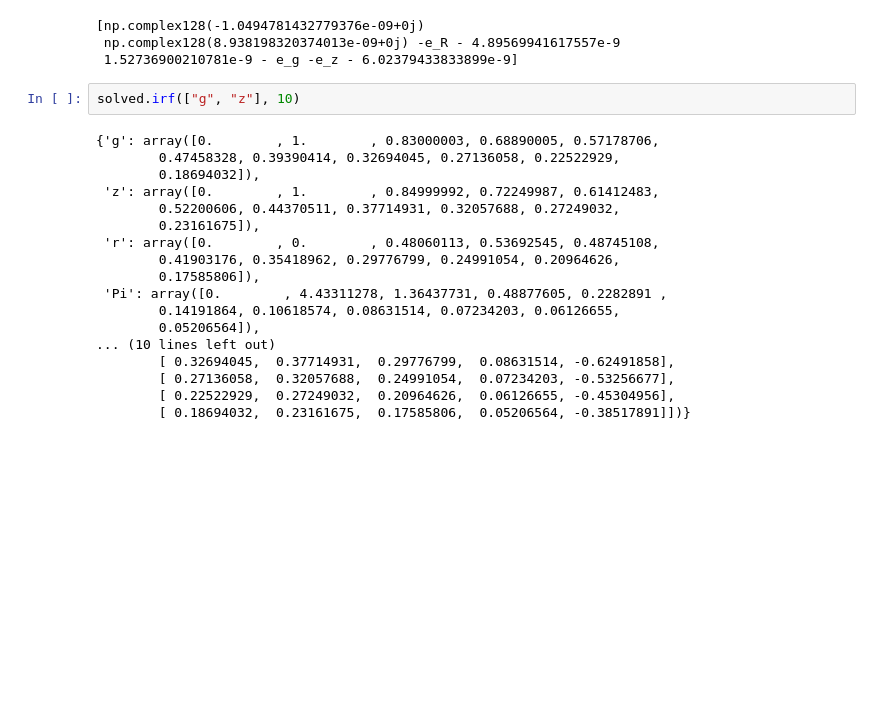
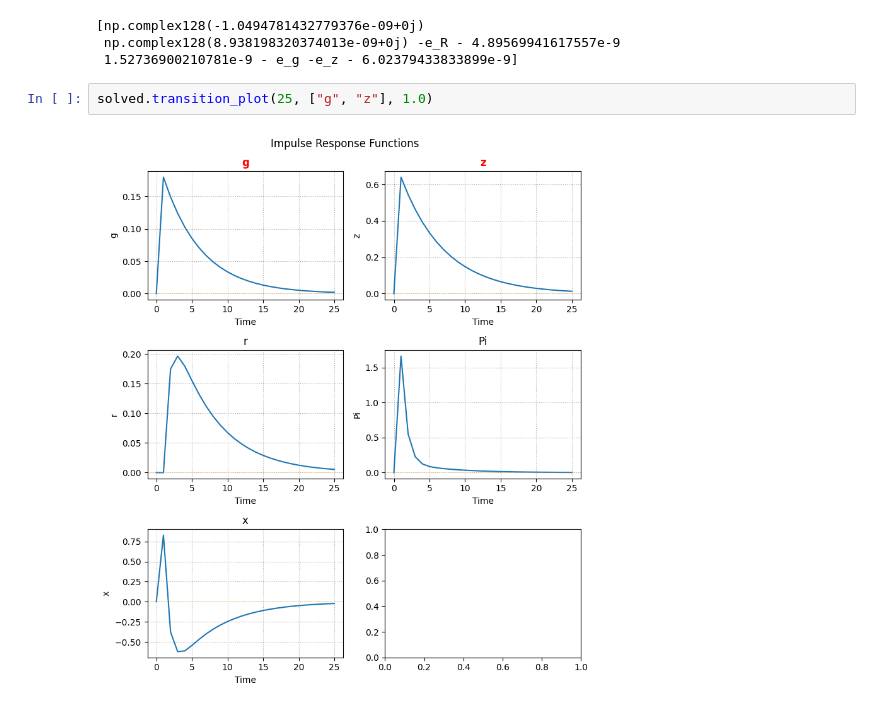
Before and after one commit to GongJr0/ThesisDraft, a Jupyter notebook: test.ipynb, the cells around one changed output. Cells and saved outputs as stored; diff of their text form; blank space fills up the shorter version.

```diff
--- a/test.ipynb
+++ b/test.ipynb
@@ -58,22 +58,6 @@ print(res)
  np.complex128(8.938198320374013e-09+0j) -e_R - 4.89569941617557e-9
  1.52736900210781e-9 - e_g -e_z - 6.02379433833899e-9]
 # %%
-solved.irf(["g", "z"], 10)
+solved.transition_plot(25, ["g", "z"], 1.0)
 # %% [output]
-{'g': array([0.        , 1.        , 0.83000003, 0.68890005, 0.57178706,
-        0.47458328, 0.39390414, 0.32694045, 0.27136058, 0.22522929,
-        0.18694032]),
- 'z': array([0.        , 1.        , 0.84999992, 0.72249987, 0.61412483,
-        0.52200606, 0.44370511, 0.37714931, 0.32057688, 0.27249032,
-        0.23161675]),
- 'r': array([0.        , 0.        , 0.48060113, 0.53692545, 0.48745108,
-        0.41903176, 0.35418962, 0.29776799, 0.24991054, 0.20964626,
-        0.17585806]),
- 'Pi': array([0.        , 4.43311278, 1.36437731, 0.48877605, 0.2282891 ,
-        0.14191864, 0.10618574, 0.08631514, 0.07234203, 0.06126655,
-        0.05206564]),
-... (10 lines left out)
-        [ 0.32694045,  0.37714931,  0.29776799,  0.08631514, -0.62491858],
-        [ 0.27136058,  0.32057688,  0.24991054,  0.07234203, -0.53256677],
-        [ 0.22522929,  0.27249032,  0.20964626,  0.06126655, -0.45304956],
-        [ 0.18694032,  0.23161675,  0.17585806,  0.05206564, -0.38517891]])}
+[figure, added]
```
Also changed, not shown: 1 other file.
